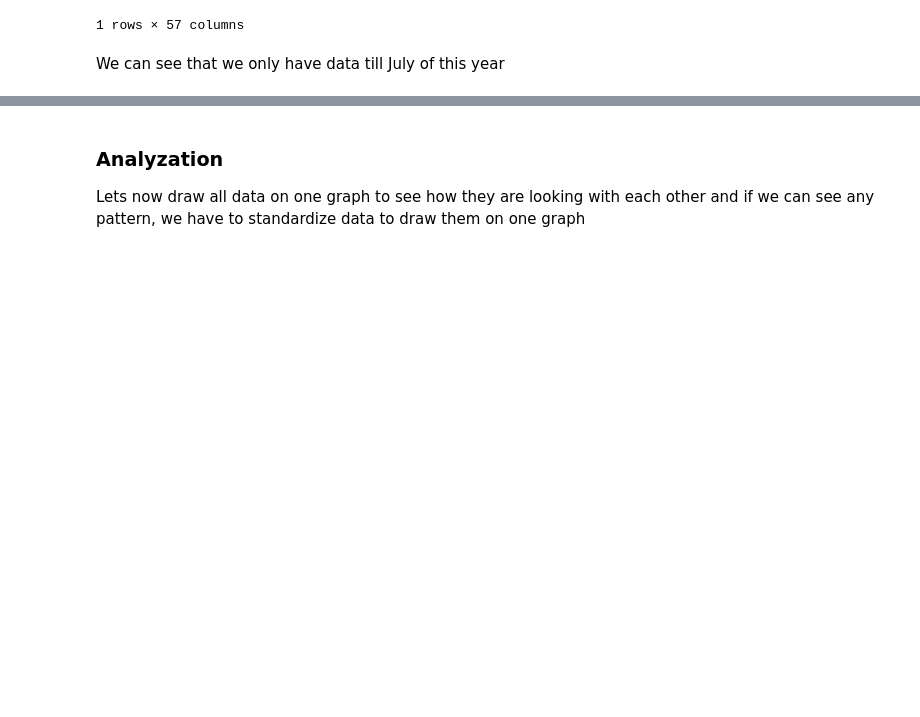
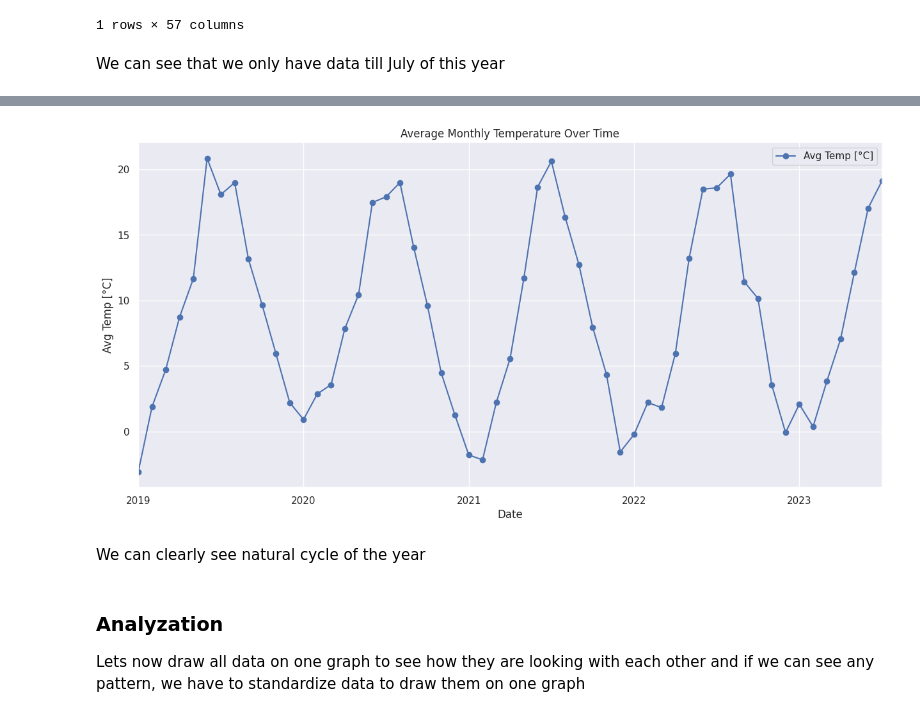
Before and after one commit to MichalI495002/Personal-Challenge, a Jupyter notebook: Jupyter Notebook/notebook.ipynb, the cells around one changed output, grey strips where cells are left out. Saved outputs shown, nothing was run; the diff lists cells and outputs as text; code cells hidden in the pictures; blank space fills up the shorter version.

```diff
--- a/Jupyter Notebook/notebook.ipynb
+++ b/Jupyter Notebook/notebook.ipynb
@@ -187,0 +194,3 @@ Text(0, 0.5, 'Unemployment Value')
+# %%
+temparteure_data = pd.read_csv('../Datasets/Temperature data/aggregatedDataTemperature.csv', encoding="ISO-8859-1")
+print(temparteure_data.head())
@@ -187,0 +204,3 @@ Text(0, 0.5, 'Unemployment Value')
+# %%
+df_temparteure = pd.DataFrame(temparteure_data)
+df_temparteure
@@ -187,0 +225,10 @@ Text(0, 0.5, 'Unemployment Value')
+# %%
+# Create a new column 'Date' combining the Year and Month columns for plotting
+df_temparteure['Date'] = pd.to_datetime(df_temparteure[['Year', 'Month']].assign(DAY=1))
+
+# Plotting the data using only pandas' built-in plotting capabilities
+df_temparteure.plot(x='Date', y='Avg Temp [°C]', figsize=(15, 7), marker='o', linestyle='-', title='Average Monthly Temperature Over Time', grid=True, xlabel='Date', ylabel='Avg Temp [°C]')
+
+# Display the plot
+pd.plotting
+# %% [output]
@@ -188,3 +236,6 @@ Text(0, 0.5, 'Unemployment Value')
+[figure, added]
+# %% [markdown]
+We can clearly see natural cycle of the year
 # %% [markdown]
 ### Analyzation
 Lets now draw all data on one graph to see how they are looking with each other and if we can see any pattern, we have to standardize data to draw them on one graph
```
Also changed, not shown: parts of 16 cells of this notebook, 4 other files.
